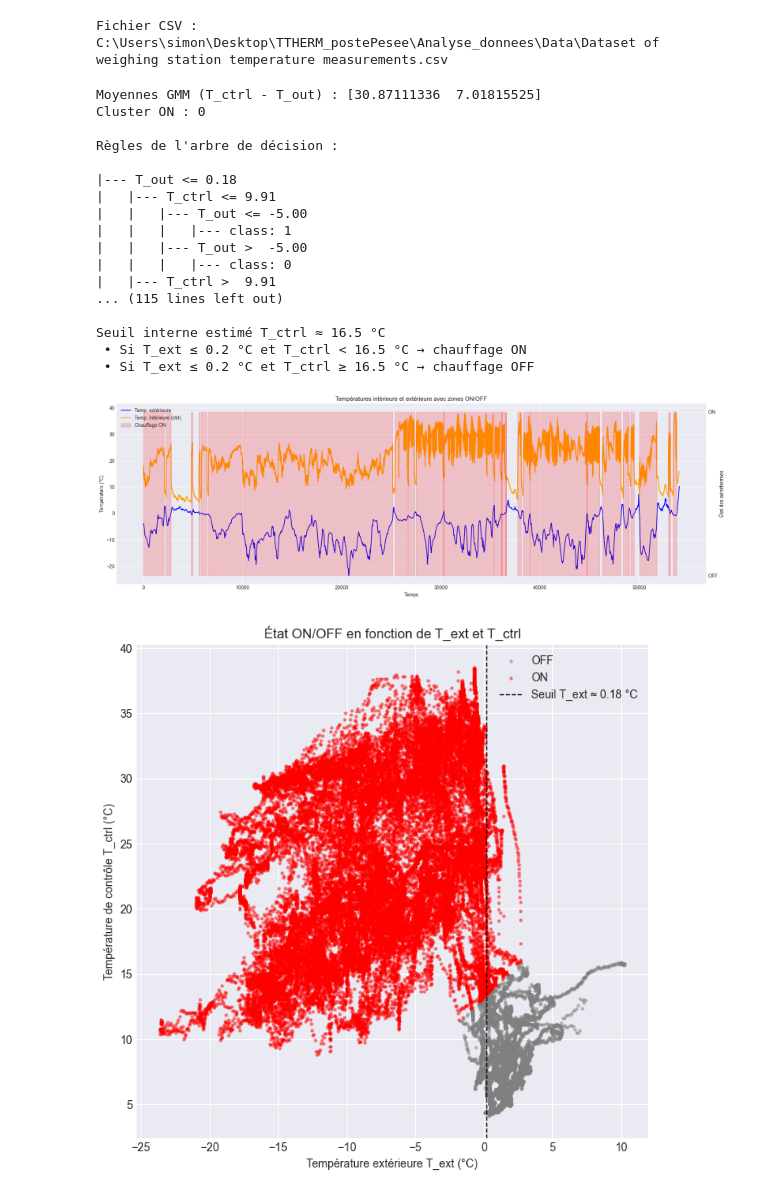
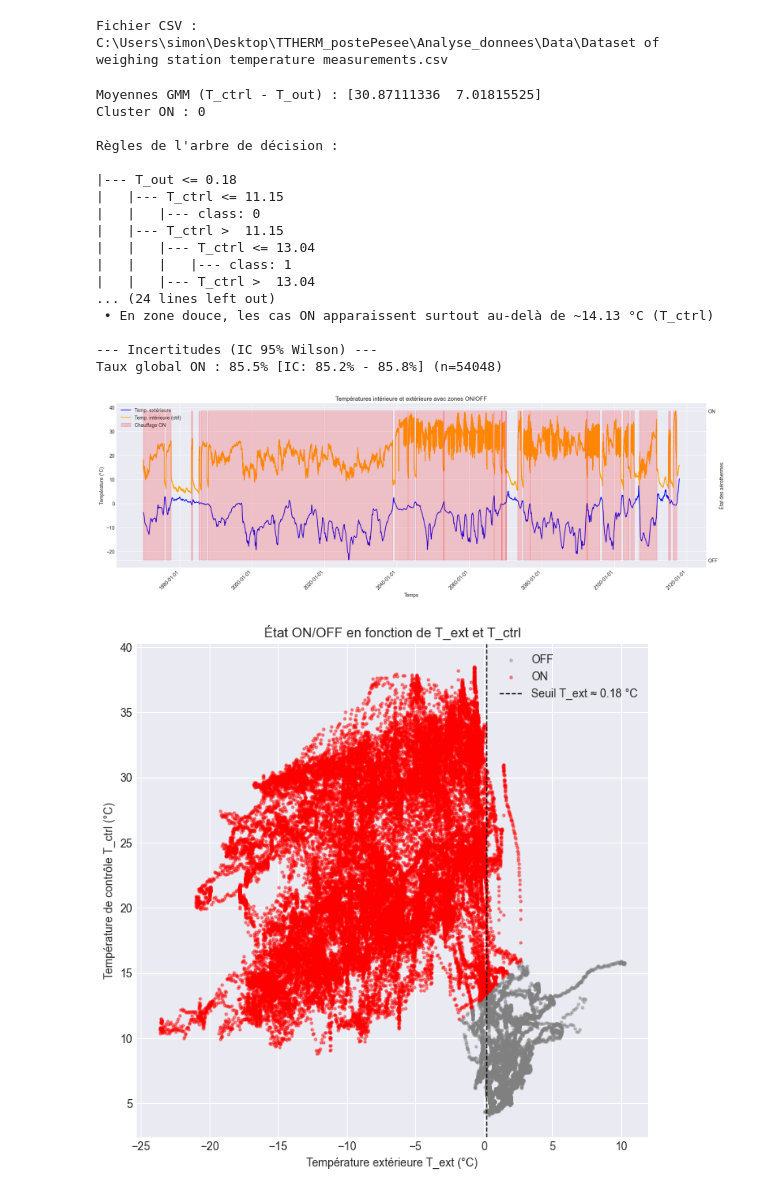
Before and after one commit to William-Boissonneault-GPH/TTHERM_postePesee, a Jupyter notebook: Analyse_donnees/notebooks/heater_on_off_2.ipynb, the cells around one changed output. Drawn from its saved outputs; the diff is of its cells as text; code cells hidden in the pictures.

```diff
--- a/Analyse_donnees/notebooks/heater_on_off_2.ipynb
+++ b/Analyse_donnees/notebooks/heater_on_off_2.ipynb
@@ -115,7 +113,7 @@ print("Cluster ON :", on_cluster)
 
 # Arbre de décision pour extraire les règles
 features = ["T_out", "T_ctrl"]
-tree_clf = DecisionTreeClassifier(random_state=0, max_depth=None)
+tree_clf = DecisionTreeClassifier(random_state=0, max_depth=3, min_samples_leaf=800)
 tree_clf.fit(df[features].values, df["OnOff_gmm"].values)
 
 # Seuil principal (pour visualisation)
@@ -124,7 +122,22 @@ root_thr = tree_clf.tree_.threshold[0]
 # Affichage des règles
 print("\nRègles de l'arbre de décision :\n")
 print(export_text(tree_clf, feature_names=features, decimals=2))
-resume_arbre_controle(tree_clf, df[features])
+resume_arbre_controle(tree_clf, df)
+
+# Incertitudes sur le taux global (IC binomial Wilson 95%)
+def ic_binomial_gmm(p, n, z=1.96):
+    if n == 0:
+        return 0, 0
+    denom = 1 + z**2 / n
+    centre = (p + z**2 / (2*n)) / denom
+    marge = z * np.sqrt((p*(1-p) + z**2/(4*n)) / n) / denom
+    return max(0, centre - marge), min(1, centre + marge)
+
+taux_global = df["OnOff_gmm"].mean()
+n_total = len(df)
+ic_lo, ic_hi = ic_binomial_gmm(taux_global, n_total)
+print(f"\n--- Incertitudes (IC 95% Wilson) ---")
+print(f"Taux global ON : {taux_global*100:.1f}% [IC: {ic_lo*100:.1f}% - {ic_hi*100:.1f}%] (n={n_total})")
 # %% [output]
 Moyennes GMM (T_ctrl - T_out) : [30.87111336  7.01815525]
 Cluster ON : 0
@@ -132,47 +145,52 @@ Cluster ON : 0
 Règles de l'arbre de décision :
 
 |--- T_out <= 0.18
-|   |--- T_ctrl <= 9.91
-|   |   |--- T_out <= -5.00
+|   |--- T_ctrl <= 11.15
+|   |   |--- class: 0
+|   |--- T_ctrl >  11.15
+|   |   |--- T_ctrl <= 13.04
 |   |   |   |--- class: 1
-|   |   |--- T_out >  -5.00
-|   |   |   |--- class: 0
-|   |--- T_ctrl >  9.91
-... (115 lines left out)
+|   |   |--- T_ctrl >  13.04
+... (24 lines left out)
+ • En zone douce, les cas ON apparaissent surtout au-delà de ~14.13 °C (T_ctrl)
 
-Seuil interne estimé T_ctrl ≈ 16.5 °C
- • Si T_ext ≤ 0.2 °C et T_ctrl < 16.5 °C → chauffage ON
- • Si T_ext ≤ 0.2 °C et T_ctrl ≥ 16.5 °C → chauffage OFF
+--- Incertitudes (IC 95% Wilson) ---
+Taux global ON : 85.5% [IC: 85.2% - 85.8%] (n=54048)
 # %%
 # VISUALISATION TEMPORELLE - Températures + état ON/OFF
 
 
 fig, ax1 = plt.subplots(figsize=(18, 6))
 
 # Températures
 ax1.plot(df.index, df["T_out"], label="Temp. extérieure", color="blue")
 ax1.plot(df.index, df["T_ctrl"], label="Temp. intérieure (ctrl)", color="orange")
 ax1.set_xlabel("Temps")
 ax1.set_ylabel("Température (°C)")
 ax1.set_title("Températures intérieure et extérieure avec zones ON/OFF")
+
+# Formatage de l'axe des dates
+ax1.xaxis.set_major_formatter(mdates.DateFormatter('%Y-%m-%d'))
+ax1.xaxis.set_major_locator(mdates.AutoDateLocator())
+plt.setp(ax1.xaxis.get_majorticklabels(), rotation=45, ha="right")
 
 # État ON/OFF sur axe secondaire
 ax2 = ax1.twinx()
 ax2.fill_between(df.index, 0, df["OnOff_gmm"], where=df["OnOff_gmm"] == 1,
                  step="post", alpha=0.18, color="red", label="Chauffage ON")
 ax2.set_yticks([0, 1])
 ax2.set_yticklabels(["OFF", "ON"])
 ax2.set_ylabel("État des aérothermes")
 
 # Légende combinée
 lines1, labels1 = ax1.get_legend_handles_labels()
 lines2, labels2 = ax2.get_legend_handles_labels()
 ax1.legend(lines1 + lines2, labels1 + labels2, loc="upper left")
 
 plt.tight_layout()
 plt.show()
 # %% [output]
-[figure, old version]
+[figure, new version]
 # %%
 # DIAGRAMME DE DÉCISION - T_out vs T_ctrl coloré par état ON/OFF
 
```
Also changed, not shown: parts of 9 cells of this notebook, 1 other file.
